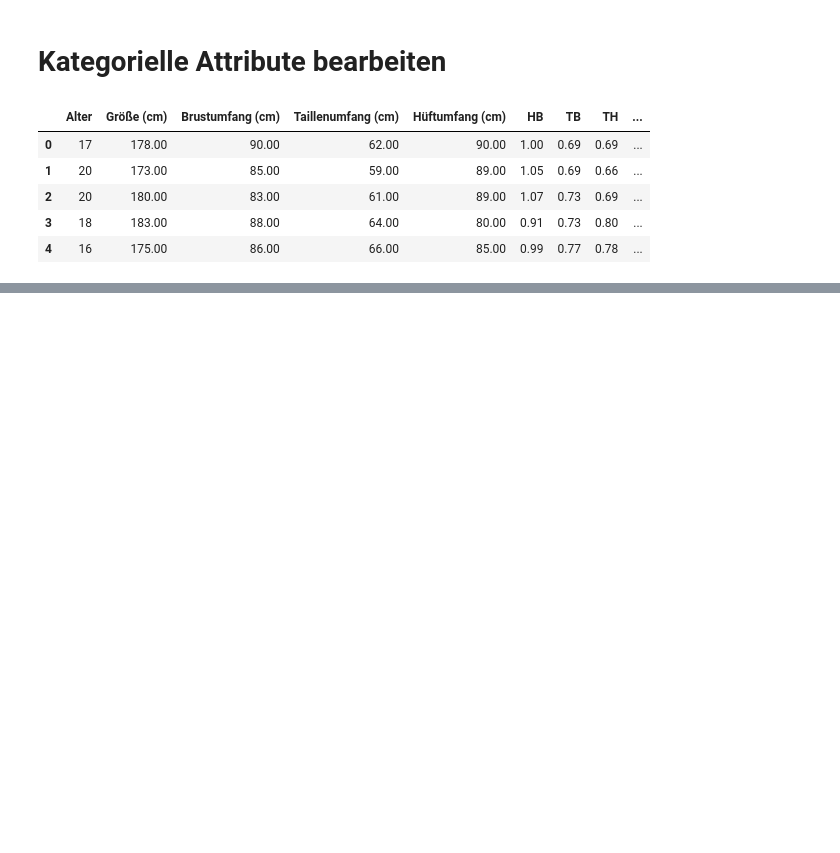
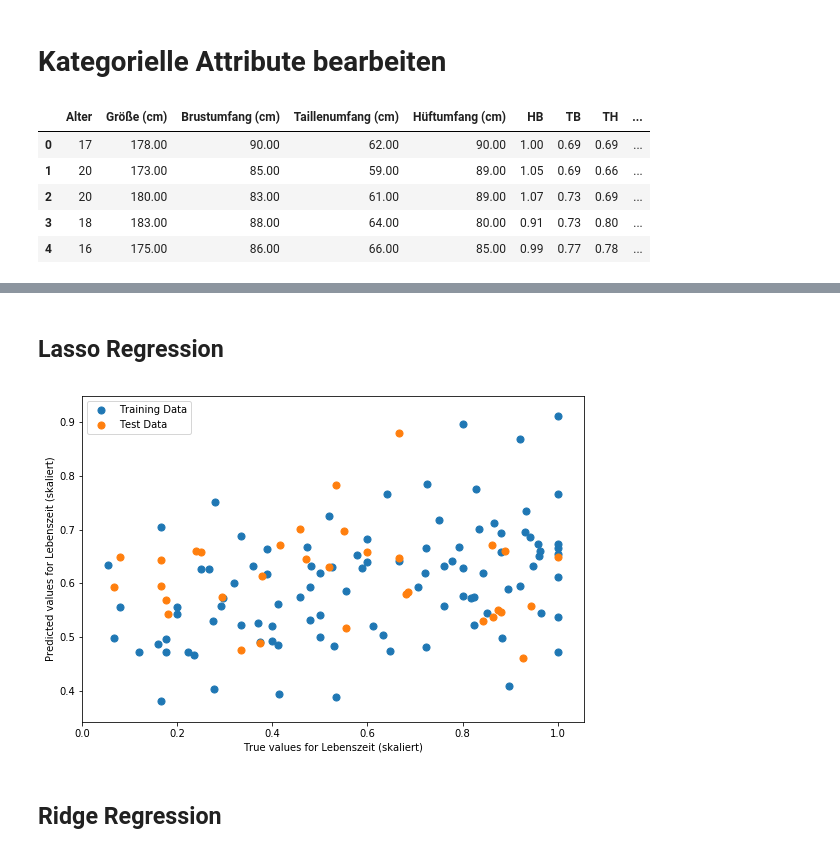
Before and after one commit to hamiltonian/GNTM, a Jupyter notebook: jupyter/GNTM Survival Analysis.ipynb, the cells around one changed output, grey strips where cells are left out. Cells and saved outputs as stored; diff of their text form; code cells hidden in the pictures; blank space fills up the shorter version.

```diff
--- a/jupyter/GNTM Survival Analysis.ipynb
+++ b/jupyter/GNTM Survival Analysis.ipynb
@@ -193,0 +240,18 @@ y_test = X_test[target]
+# %% [markdown]
+## Lasso Regression
+# %%
+# Lasso Regression
+from sklearn.linear_model import Lasso
+
+parameters = {'alpha':np.logspace(-5,0,6)}
+
+model = Lasso(max_iter=5000)
+models = GridSearchCV(model, parameters, cv=5, refit=True)
+models.fit(X_train, y_train)
+lasso = models.best_estimator_
+# %%
+plot_true_v_pred(lasso, X_train, X_test, y_train, y_test, 'Lebenszeit (skaliert)');
+# %% [output]
+[figure, added]
+# %% [markdown]
+## Ridge Regression
```
Also changed, not shown: parts of 32 cells of this notebook.
